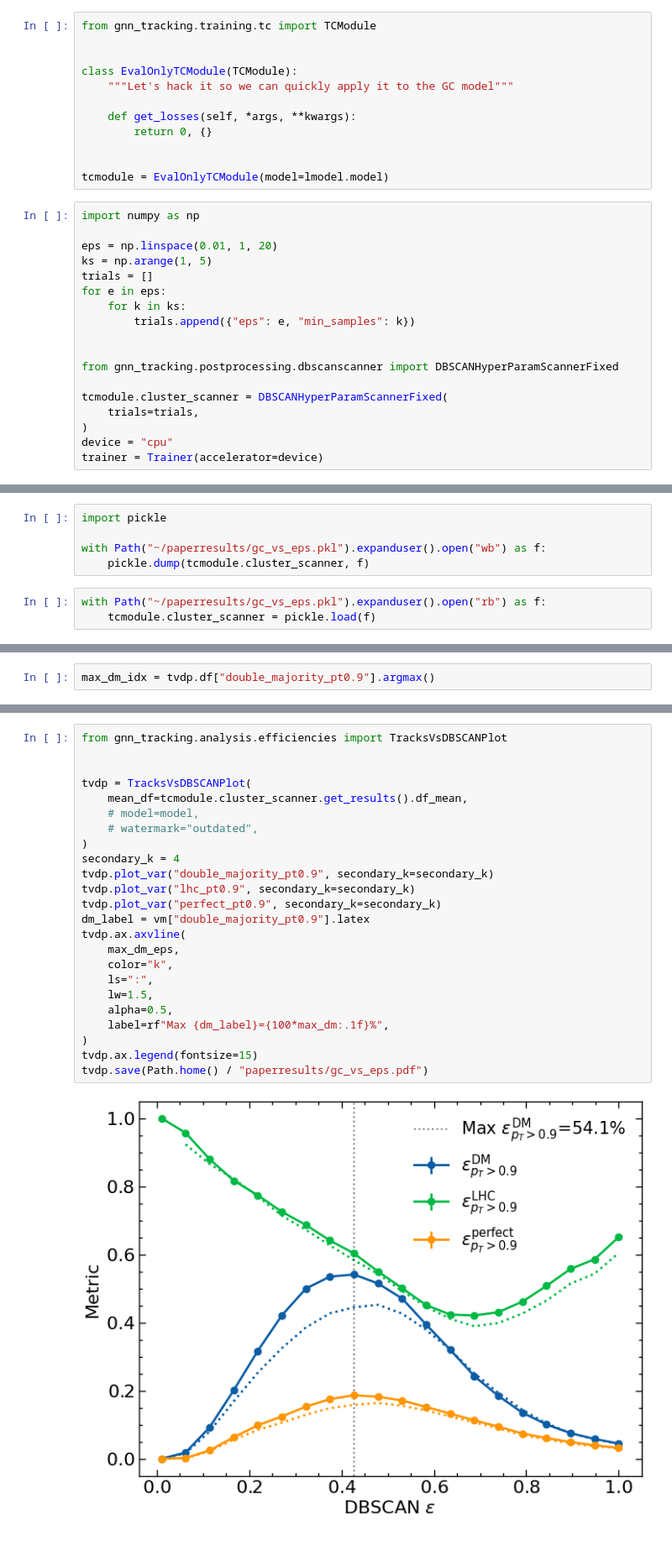
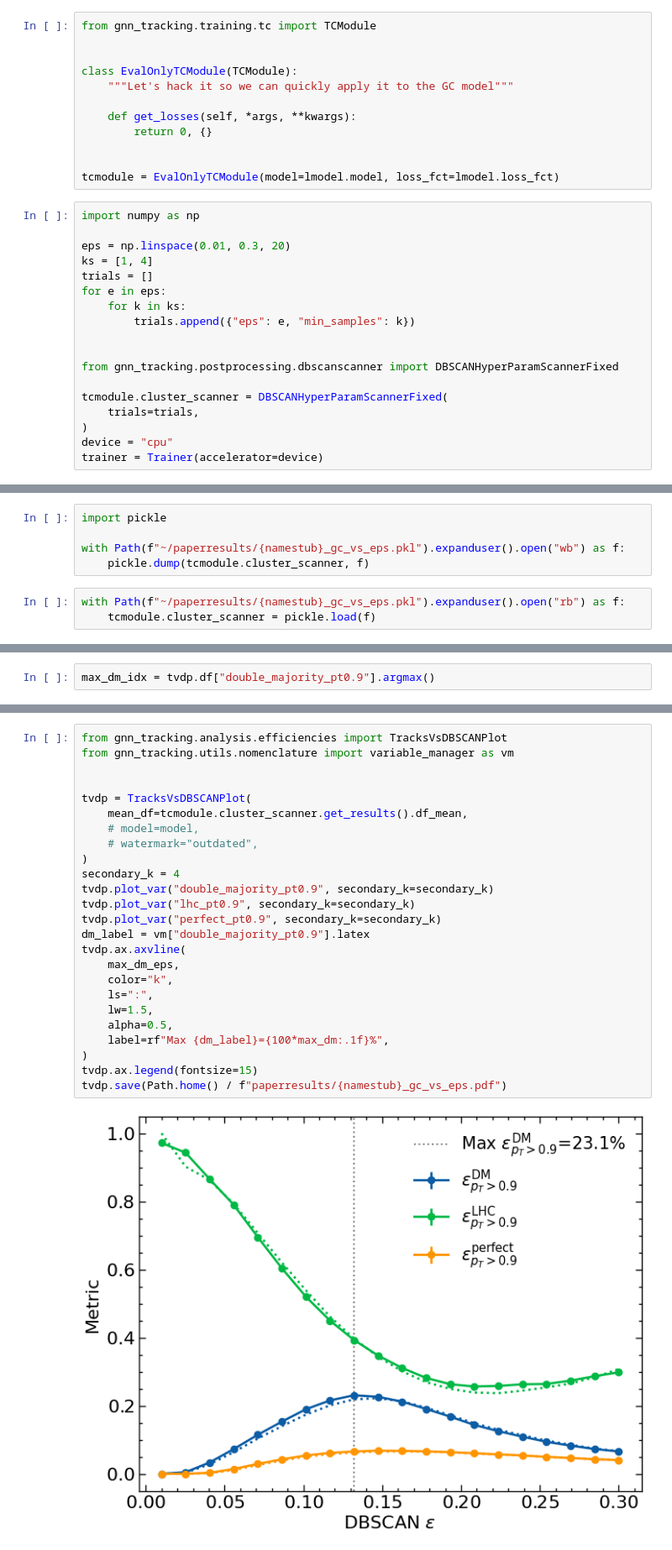
Before and after one commit to gnn-tracking/paper-plots, a Jupyter notebook: notebooks/020_gc_metrics.ipynb, the cells around one changed output, grey strips where cells are left out. Shown at 84% size. Cells and saved outputs as stored; diff of their text form.

```diff
--- a/notebooks/020_gc_metrics.ipynb
+++ b/notebooks/020_gc_metrics.ipynb
@@ -284,12 +298,12 @@ class EvalOnlyTCModule(TCModule):
         return 0, {}
 
 
-tcmodule = EvalOnlyTCModule(model=lmodel.model)
+tcmodule = EvalOnlyTCModule(model=lmodel.model, loss_fct=lmodel.loss_fct)
 # %%
 import numpy as np
 
-eps = np.linspace(0.01, 1, 20)
-ks = np.arange(1, 5)
+eps = np.linspace(0.01, 0.3, 20)
+ks = [1, 4]
 trials = []
 for e in eps:
     for k in ks:
@@ -328,10 +345,10 @@ NaN or Inf found in input tensor.
 # %%
 import pickle
 
-with Path("~/paperresults/gc_vs_eps.pkl").expanduser().open("wb") as f:
+with Path(f"~/paperresults/{namestub}_gc_vs_eps.pkl").expanduser().open("wb") as f:
     pickle.dump(tcmodule.cluster_scanner, f)
 # %%
-with Path("~/paperresults/gc_vs_eps.pkl").expanduser().open("rb") as f:
+with Path(f"~/paperresults/{namestub}_gc_vs_eps.pkl").expanduser().open("rb") as f:
     tcmodule.cluster_scanner = pickle.load(f)
 # %%
 max_dm = tvdp.df["double_majority_pt0.9"].max()
@@ -345,26 +362,27 @@ max_dm_eps
 # %%
 from gnn_tracking.analysis.efficiencies import TracksVsDBSCANPlot
+from gnn_tracking.utils.nomenclature import variable_manager as vm
 
 
 tvdp = TracksVsDBSCANPlot(
     mean_df=tcmodule.cluster_scanner.get_results().df_mean,
     # model=model,
     # watermark="outdated",
 )
 secondary_k = 4
 tvdp.plot_var("double_majority_pt0.9", secondary_k=secondary_k)
 tvdp.plot_var("lhc_pt0.9", secondary_k=secondary_k)
 tvdp.plot_var("perfect_pt0.9", secondary_k=secondary_k)
 dm_label = vm["double_majority_pt0.9"].latex
 tvdp.ax.axvline(
     max_dm_eps,
     color="k",
     ls=":",
     lw=1.5,
     alpha=0.5,
     label=rf"Max {dm_label}={100*max_dm:.1f}%",
 )
 tvdp.ax.legend(fontsize=15)
-tvdp.save(Path.home() / "paperresults/gc_vs_eps.pdf")
+tvdp.save(Path.home() / f"paperresults/{namestub}_gc_vs_eps.pdf")
 # %% [output]
-[figure, old version]
+[figure, new version]
```
Also changed, not shown: parts of 14 cells of this notebook, 2 other files.
